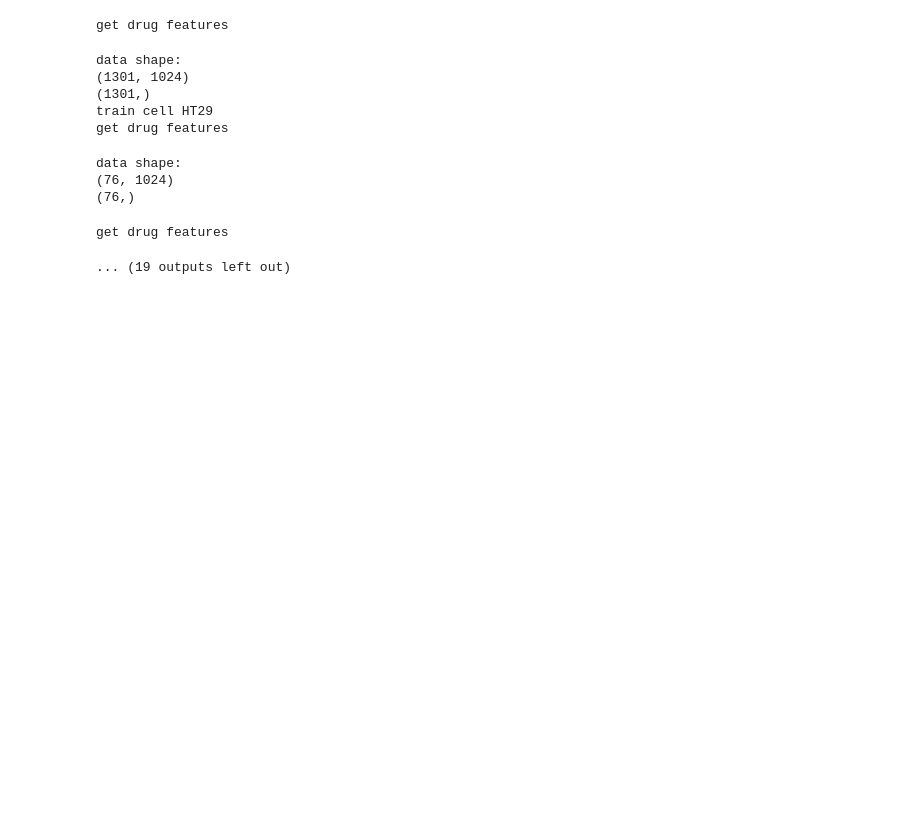
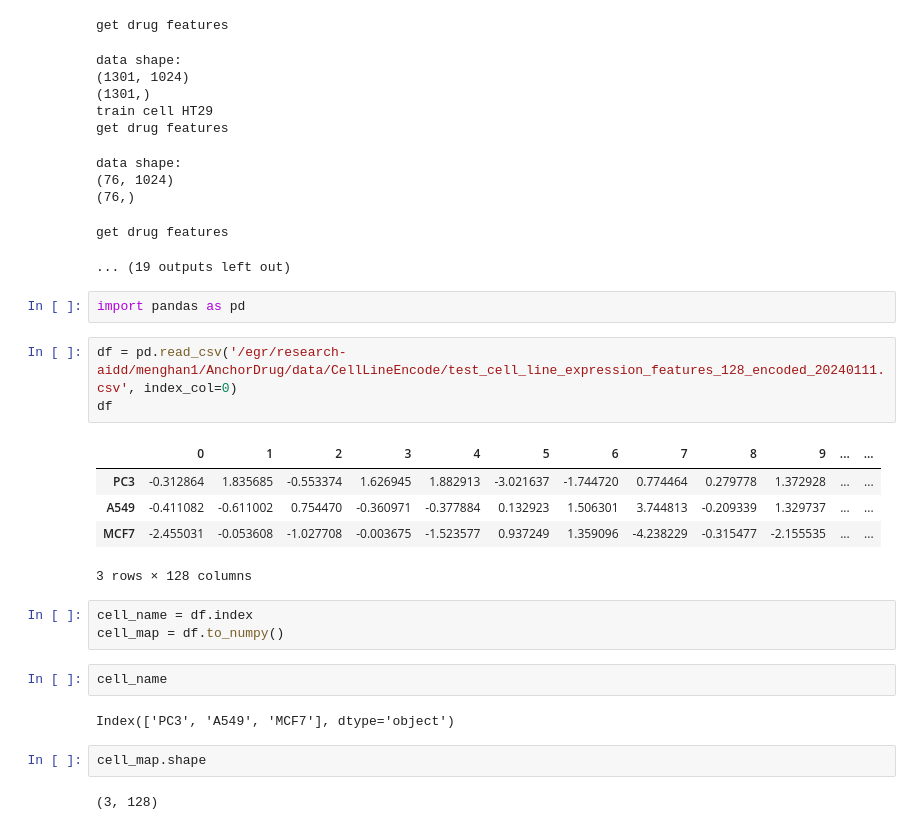
Before and after one commit to dearhannah/AnchorDrug_official, a Jupyter notebook: DataAnalysis/data_view.ipynb, the cells around one changed output. Cells and saved outputs as stored; diff of their text form; blank space fills up the shorter version.

Commit message:
update data and base model

```diff
--- a/DataAnalysis/data_view.ipynb
+++ b/DataAnalysis/data_view.ipynb
@@ -232,3 +232,25 @@ data shape:
 (76,)
 get drug features
 ... (19 outputs left out)
+# %%
+import pandas as pd
+# %%
+df = pd.read_csv('/egr/research-aidd/menghan1/AnchorDrug/data/CellLineEncode/test_cell_line_expression_features_128_encoded_20240111.csv', index_col=0)
+df
+# %% [output]
+|  | 0 | 1 | 2 | 3 | 4 | 5 | 6 | 7 | 8 | 9 | ... | ... |
+| PC3 | -0.312864 | 1.835685 | -0.553374 | 1.626945 | 1.882913 | -3.021637 | -1.744720 | 0.774464 | 0.279778 | 1.372928 | ... | ... |
+| A549 | -0.411082 | -0.611002 | 0.754470 | -0.360971 | -0.377884 | 0.132923 | 1.506301 | 3.744813 | -0.209339 | 1.329737 | ... | ... |
+| MCF7 | -2.455031 | -0.053608 | -1.027708 | -0.003675 | -1.523577 | 0.937249 | 1.359096 | -4.238229 | -0.315477 | -2.155535 | ... | ... |
+3 rows × 128 columns
+# %%
+cell_name = df.index
+cell_map = df.to_numpy()
+# %%
+cell_name
+# %% [output]
+Index(['PC3', 'A549', 'MCF7'], dtype='object')
+# %%
+cell_map.shape
+# %% [output]
+(3, 128)
```
Also changed, not shown: 6 other files.
